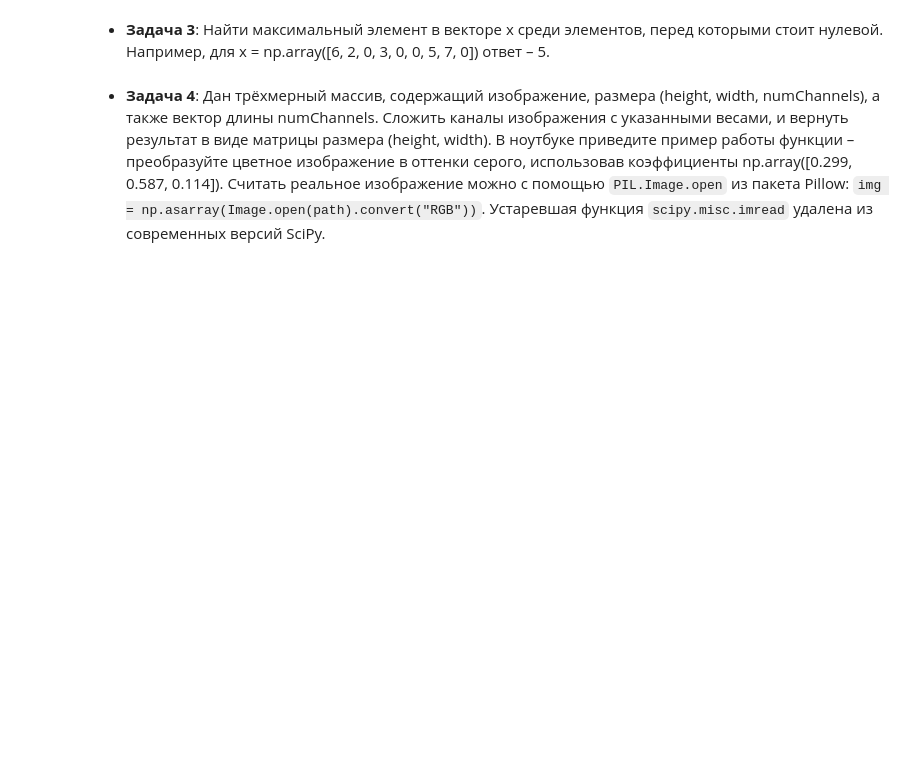
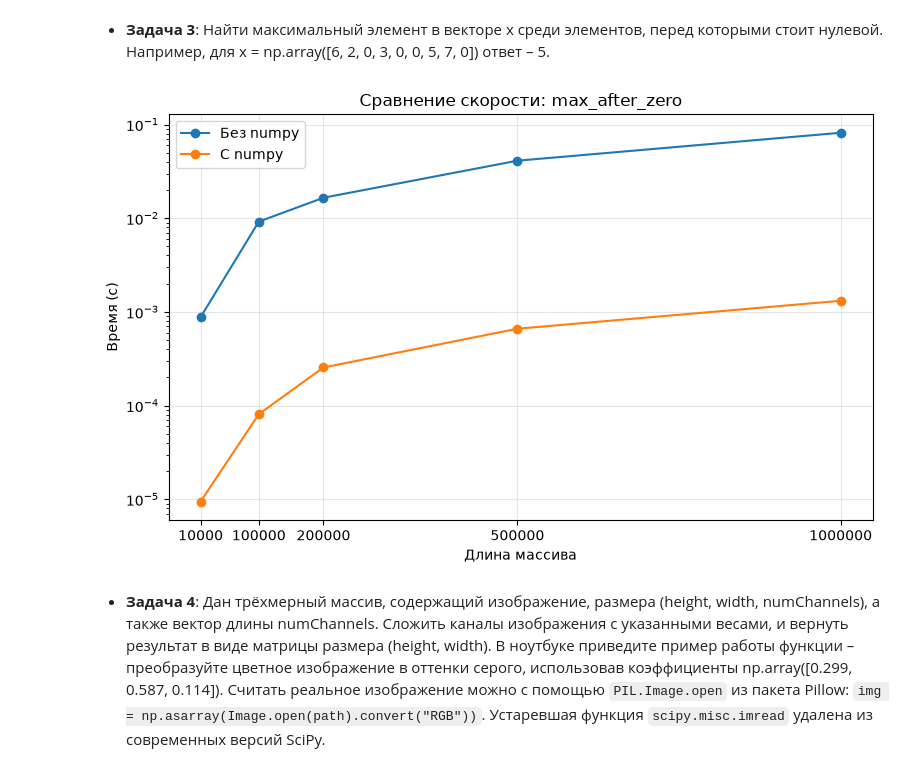
Before and after one commit to irabogdanova8/ML-1, a Jupyter notebook: task_numpy_practice.ipynb, the cells around one changed output. Saved outputs shown, nothing was run; the diff lists cells and outputs as text; code cells hidden in the pictures; blank space fills up the shorter version.

```diff
--- a/task_numpy_practice.ipynb
+++ b/task_numpy_practice.ipynb
@@ -90,9 +151,48 @@ reload_solution_modules()
 * __Задача 3__: Найти максимальный элемент в векторе x среди элементов, перед которыми стоит нулевой.
  Например, для x = np.array([6, 2, 0, 3, 0, 0, 5, 7, 0]) ответ – 5.
 # %%
+
+import functions
+import functions_vectorized
+
+from importlib import reload
+
+def reload_solution_modules():
+    """Reload the two local solution modules after their files change."""
+    reload(functions)
+    reload(functions_vectorized)
+
 reload_solution_modules()
 
-# code here
+import timeit
+import matplotlib.pyplot as plt
+import numpy as np
+
+sizes = [10000, 100000, 200000, 500000, 1000000]
+times_pure, times_vec = [], []
+
+for n in sizes:
+    x = np.random.randint(0, 10, size=n)
+    t_pure = timeit.timeit(lambda: functions.max_after_zero(x), number=10) / 10
+    t_vec   = timeit.timeit(lambda: functions_vectorized.max_after_zero(x), number=100) / 100
+    times_pure.append(t_pure)
+    times_vec.append(t_vec)
+
+plt.figure(figsize=(8, 5))
+plt.plot(sizes, times_pure, marker='o', label='Без numpy')
+plt.plot(sizes, times_vec,   marker='o', label='С numpy')
+plt.xlabel('Длина массива')
+plt.xticks(sizes)
+plt.ticklabel_format(axis='x', style='plain', useOffset=False)
+plt.ylabel('Время (с)')
+plt.title('Сравнение скорости: max_after_zero')
+plt.grid(True, alpha=0.3)
+plt.yscale('log')
+plt.legend()
+plt.tight_layout()
+plt.show()
+# %% [output]
+[figure, added]
 # %% [markdown]
 
 
```
Also changed, not shown: parts of 6 cells of this notebook, 1 other file.
